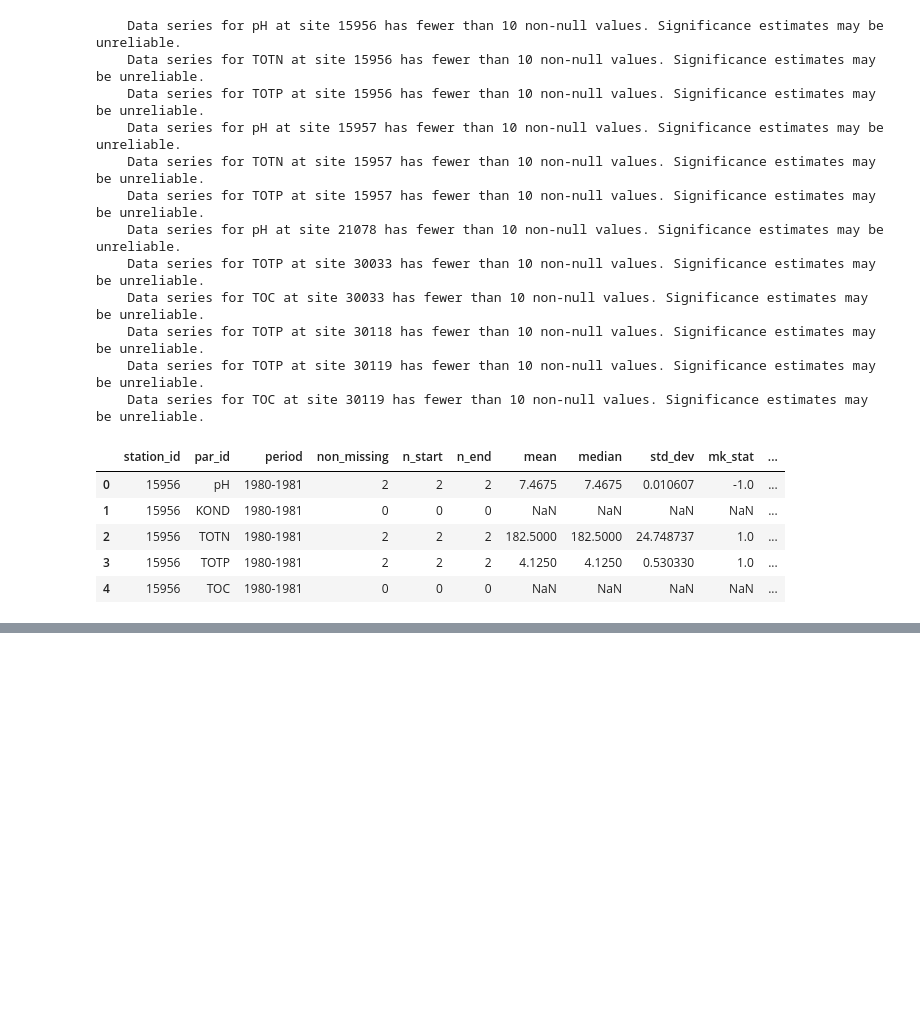
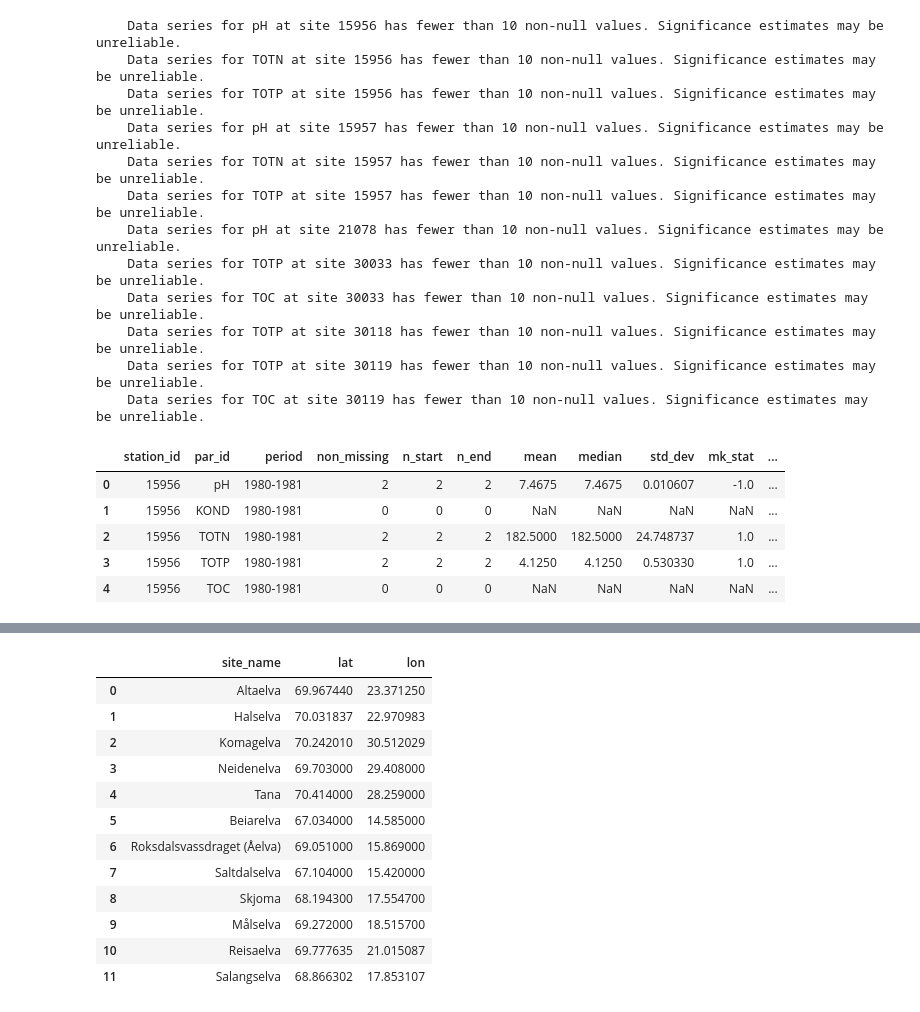
Before and after one commit to JamesSample/misc, a Jupyter notebook: resa_northern_sites.ipynb, the cells around one changed output, grey strips where cells are left out. Saved outputs shown, nothing was run; the diff lists cells and outputs as text; code cells hidden in the pictures; blank space fills up the shorter version.

```diff
--- a/resa_northern_sites.ipynb
+++ b/resa_northern_sites.ipynb
@@ -340,0 +358,43 @@ res_df.head()
+# %%
+# Define sites of interest
+# Note Neiden => Neidenelva to match new Excel file
+# Also Beiearelva => Beiarelva
+stn_names = [u'Altaelva',
+             u'Halselva',
+             u'Komagelva',
+             u'Neidenelva',
+             u'Tana',
+             u'Beiarelva',
+             u'Roksdalsvassdraget (Åelva)',
+             u'Saltdalselva',
+             u'Skjoma',
+             u'Målselva',
+             u'Reisaelva',
+             u'Salangselva']
+
+# Read site co-ords
+in_xlsx = r'C:\Data\James_Work\Staff\Nikolai_F\Arctic_Data_RESA\bio_site_coords.xlsx'
+bio_df = pd.read_excel(in_xlsx, sheetname='STATIONS')
+bio_df = bio_df[['Site_Name', 'Latitude_DecDg', 'Longitude_DecDg']]
+bio_df.columns = ['site_name', 'lat', 'lon']
+bio_df.drop_duplicates(inplace=True)
+
+# Extract data for just sites of interest
+bio_df = bio_df[bio_df['site_name'].isin(stn_names)]
+bio_df.reset_index(inplace=True, drop=True)
+
+bio_df
+# %% [output]
+|  | site_name | lat | lon |
+| 0 | Altaelva | 69.967440 | 23.371250 |
+| 1 | Halselva | 70.031837 | 22.970983 |
+| 2 | Komagelva | 70.242010 | 30.512029 |
+| 3 | Neidenelva | 69.703000 | 29.408000 |
+| 4 | Tana | 70.414000 | 28.259000 |
+| 5 | Beiarelva | 67.034000 | 14.585000 |
+| 6 | Roksdalsvassdraget (Åelva) | 69.051000 | 15.869000 |
+| 7 | Saltdalselva | 67.104000 | 15.420000 |
+| 8 | Skjoma | 68.194300 | 17.554700 |
+| 9 | Målselva | 69.272000 | 18.515700 |
+| 10 | Reisaelva | 69.777635 | 21.015087 |
+| 11 | Salangselva | 68.866302 | 17.853107 |
```
Also changed, not shown: parts of 8 cells of this notebook.
